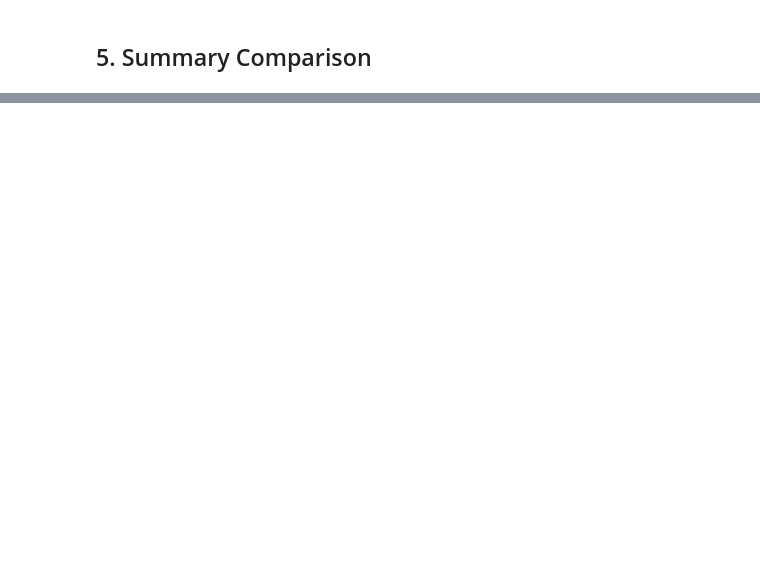
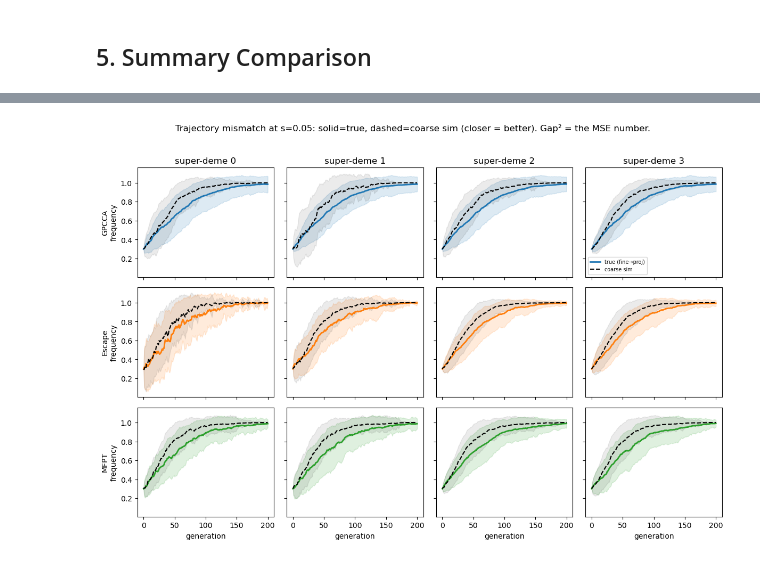
Before and after one commit to garywithav/NetworkCoarseGrain, a Jupyter notebook: CoarseGraining.ipynb, the cells around one changed output, grey strips where cells are left out. Saved outputs shown, nothing was run; the diff lists cells and outputs as text; code cells hidden in the pictures; blank space fills up the shorter version.

```diff
--- a/CoarseGraining.ipynb
+++ b/CoarseGraining.ipynb
@@ -359,0 +655,97 @@ for m1,m2 in pairs:
+# %%
+Ne_val = Ne / NE_SCALE
+COLORS = {'GPCCA': '#1f77b4', 'Escape': '#ff7f0e', 'MFPT': '#2ca02c'}
+
+
+def trajectory_plot(s, n_sims=100, T=200):
+    cfg = {
+        'GPCCA':  (lbl_g, chi,  P_g, 'fuzzy'),
+        'Escape': (lbl_e, None, P_e, 'hard'),
+        'MFPT':   (lbl_m, None, P_m, 'hard'),
+    }
+    fig, axes = plt.subplots(len(cfg), N_CLUSTERS,
+                             figsize=(3 * N_CLUSTERS, 2.6 * len(cfg)),
+                             sharex=True, sharey=True)
+
+    f0 = np.full(n_demes, 0.3)                      # fixed IC for clarity
+    for row, (name, (lbl, ch, P_c, pt)) in enumerate(cfg.items()):
+        if pt == 'fuzzy':
+            Ne_c = ch.T @ Ne_val
+        else:
+            Ne_c = np.array([Ne_val[lbl == k].sum() if (lbl == k).sum() > 0
+                             else 1.0 for k in range(N_CLUSTERS)])
+
+        true_all, sim_all = [], []
+        for _ in range(n_sims):
+            full = wf_traj_sel(f0, A, Ne_val, T, s)
+            f_true = (proj_fuzzy(full, ch, Ne_val, N_CLUSTERS) if pt == 'fuzzy'
+                      else proj_hard(full, lbl, Ne_val, N_CLUSTERS))
+            f_sim = wf_traj_sel(f_true[0].copy(), P_c, Ne_c, T, s)
+            true_all.append(f_true); sim_all.append(f_sim)
+        true_all = np.array(true_all); sim_all = np.array(sim_all)
+        tmu, tsd = true_all.mean(0), true_all.std(0)
+        smu, ssd = sim_all.mean(0), sim_all.std(0)
+        gen = np.arange(T + 1)
+
+        for k in range(N_CLUSTERS):
+            ax = axes[row, k]
+            ax.plot(gen, tmu[:, k], color=COLORS[name], lw=2, label='true (fine→proj)')
+            ax.fill_between(gen, tmu[:, k] - tsd[:, k], tmu[:, k] + tsd[:, k],
+                            color=COLORS[name], alpha=0.15)
+            ax.plot(gen, smu[:, k], color='k', lw=1.5, ls='--', label='coarse sim')
+            ax.fill_between(gen, smu[:, k] - ssd[:, k], smu[:, k] + ssd[:, k],
+                            color='k', alpha=0.08)
+            if row == 0:
+                ax.set_title(f'super-deme {k}')
+            if k == 0:
+                ax.set_ylabel(f'{name}\nfrequency')
+            if row == len(cfg) - 1:
+                ax.set_xlabel('generation')
+            if row == 0 and k == N_CLUSTERS - 1:
+                ax.legend(fontsize=7, loc='best')
+    fig.suptitle(f'Trajectory mismatch at s={s}: solid=true, dashed=coarse sim '
+                 f'(closer = better). Gap² = the MSE number.', y=1.02)
+    plt.tight_layout()
+    plt.savefig(f'traj_mismatch_s{s}.png', dpi=130, bbox_inches='tight')
+    plt.show()
+
+
+def selection_error_plot(s, T=200):
+    Ss = {'GPCCA': S_from_chi(chi, Ne_val, N_CLUSTERS),
+          'Escape': S_from_labels(lbl_e, Ne_val, N_CLUSTERS),
+          'MFPT': S_from_labels(lbl_m, Ne_val, N_CLUSTERS)}
+
+    f0 = np.full(n_demes, 0.3)
+    full = wf_traj_sel(f0, A, Ne_val, T, s)
+    gen = np.arange(T + 1)
+
+    fig, axes = plt.subplots(1, 3, figsize=(13, 3.6), sharey=True)
+    for ax, (name, S) in zip(axes, Ss.items()):
+        true_term = np.array([np.linalg.norm(S @ (s * f * (1 - f))) for f in full])
+        fp = (S @ full.T).T
+        approx_term = np.array([np.linalg.norm(s * z * (1 - z)) for z in fp])
+        ax.plot(gen, true_term, color=COLORS[name], lw=2, label='true: S[s·f(1-f)]')
+        ax.plot(gen, approx_term, color='k', lw=1.5, ls='--', label='approx: s(Sf)(1-Sf)')
+        ax.fill_between(gen, np.minimum(true_term, approx_term),
+                        np.maximum(true_term, approx_term),
+                        color='red', alpha=0.2, label='error (the gap)')
+        ratio = np.abs(true_term - approx_term).mean() / (true_term.mean() + 1e-12)
+        ax.set_title(f'{name}  (mean gap ≈ {ratio:.0%} of signal)')
+        ax.set_xlabel('generation')
+        ax.legend(fontsize=7)
+    axes[0].set_ylabel('‖selection term‖')
+    fig.suptitle(f'Selection-error at s={s}: the red gap is the distortion S '
+                 f'introduces. Smaller gap = more robust to selection.', y=1.03)
+    plt.tight_layout()
+    plt.savefig('selection_error.png', dpi=130, bbox_inches='tight')
+    plt.show()
+
+
+if __name__ == "__main__" or True:
+    print("plotting trajectory mismatch at s=S_SEL ...")
+    trajectory_plot(S_SEL)
+    print("plotting trajectory mismatch at s=0 ...")
+    trajectory_plot(0.0)
+    print("plotting selection-error decomposition ...")
+    selection_error_plot(S_SEL)
+# %% [output]
@@ -359,0 +753 @@ for m1,m2 in pairs:
+[figure, added]
```
Also changed, not shown: parts of 24 cells of this notebook, 2 other files.
